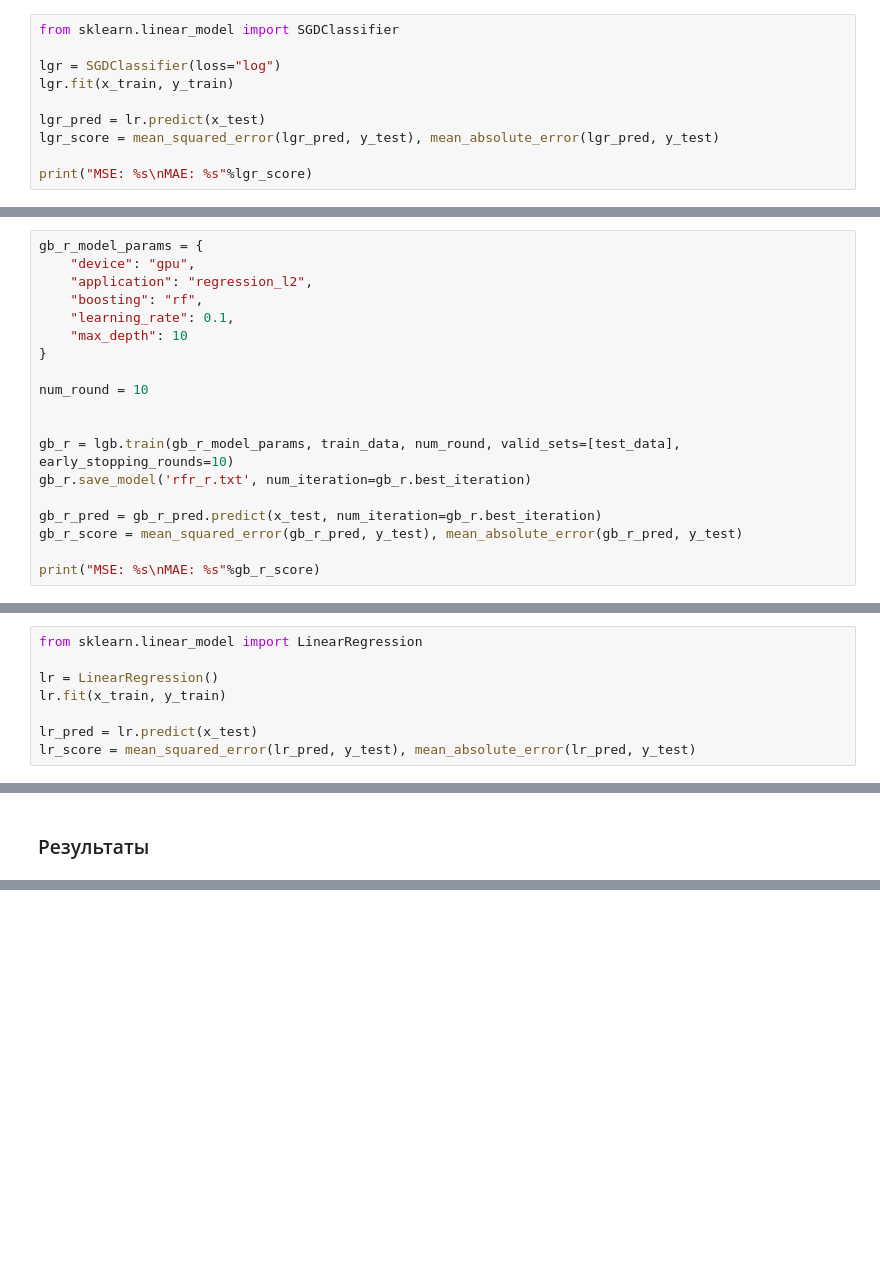
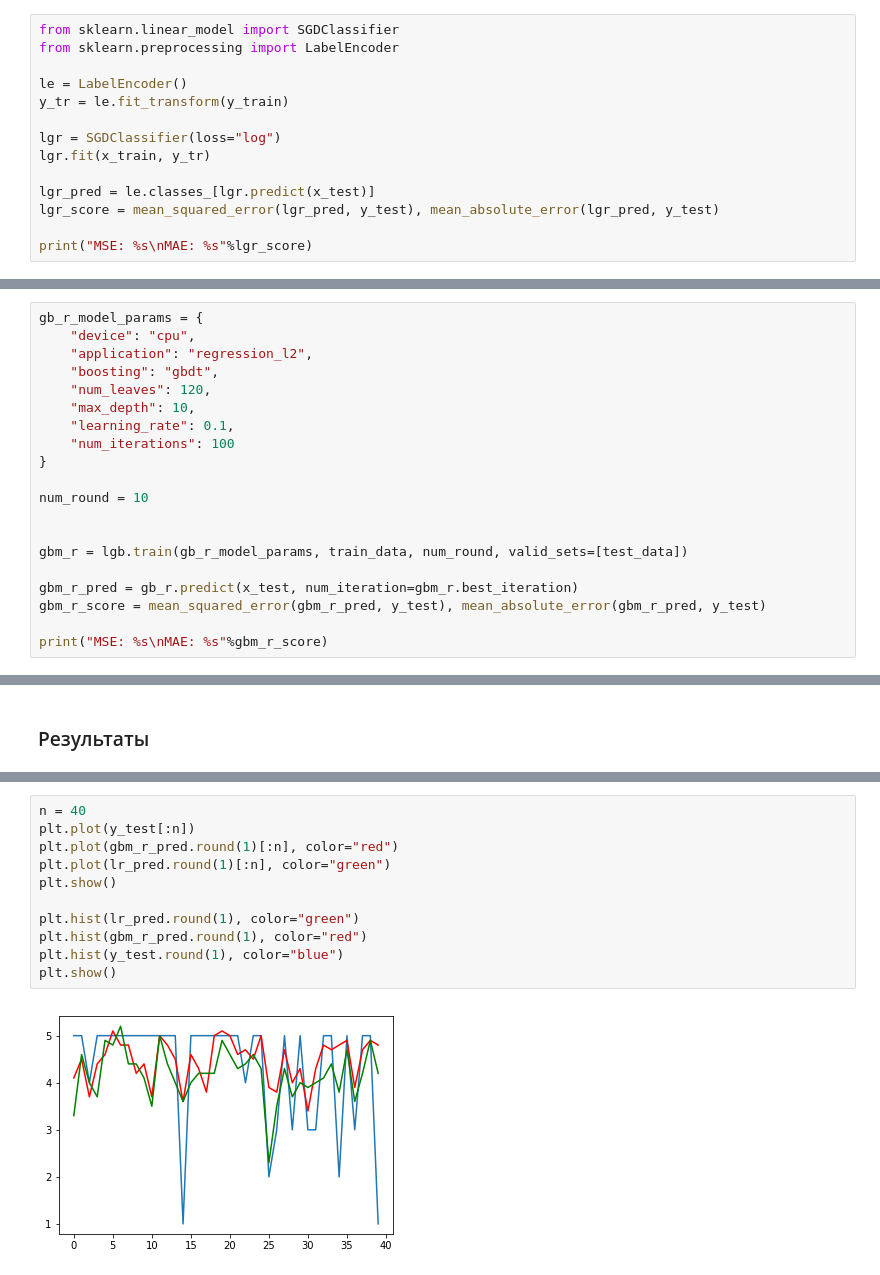
Before and after one commit to alxmamaev/mvideo-hackathon, a Jupyter notebook: M.SMART.ipynb, the cells around one changed output, grey strips where cells are left out. Cells and saved outputs as stored; diff of their text form; blank space fills up the shorter version.

Commit message:
Lear n models

```diff
--- a/M.SMART.ipynb
+++ b/M.SMART.ipynb
@@ -379,10 +390,14 @@ print("MSE: %s\nMAE: %s"%eln_score)
 # %%
 from sklearn.linear_model import SGDClassifier
+from sklearn.preprocessing import LabelEncoder
+
+le = LabelEncoder()
+y_tr = le.fit_transform(y_train)
 
 lgr = SGDClassifier(loss="log")
-lgr.fit(x_train, y_train)
+lgr.fit(x_train, y_tr)
 
-lgr_pred = lr.predict(x_test)
+lgr_pred = le.classes_[lgr.predict(x_test)]
 lgr_score = mean_squared_error(lgr_pred, y_test), mean_absolute_error(lgr_pred, y_test)
 
 print("MSE: %s\nMAE: %s"%lgr_score)
@@ -424,20 +424,21 @@ print("MSE: %s\nMAE: %s"%rfr_r_score)
 #### GradientBoosting - регрессия
 # %%
 gb_r_model_params = {
-    "device": "gpu",
+    "device": "cpu",
     "application": "regression_l2",
-    "boosting": "rf",
+    "boosting": "gbdt",
+    "num_leaves": 120,
+    "max_depth": 10,
     "learning_rate": 0.1,
-    "max_depth": 10
+    "num_iterations": 100
 }
 
 num_round = 10
 
 
-gb_r = lgb.train(gb_r_model_params, train_data, num_round, valid_sets=[test_data], early_stopping_rounds=10)
-gb_r.save_model('rfr_r.txt', num_iteration=gb_r.best_iteration)
+gbm_r = lgb.train(gb_r_model_params, train_data, num_round, valid_sets=[test_data])
 
-gb_r_pred = gb_r_pred.predict(x_test, num_iteration=gb_r.best_iteration)
-gb_r_score = mean_squared_error(gb_r_pred, y_test), mean_absolute_error(gb_r_pred, y_test)
+gbm_r_pred = gb_r.predict(x_test, num_iteration=gbm_r.best_iteration)
+gbm_r_score = mean_squared_error(gbm_r_pred, y_test), mean_absolute_error(gbm_r_pred, y_test)
 
-print("MSE: %s\nMAE: %s"%gb_r_score)
+print("MSE: %s\nMAE: %s"%gbm_r_score)
@@ -446,11 +448,3 @@ print("MSE: %s\nMAE: %s"%gb_r_score)
-# %%
-from sklearn.linear_model import LinearRegression
-
-lr = LinearRegression()
-lr.fit(x_train, y_train)
-
-lr_pred = lr.predict(x_test)
-lr_score = mean_squared_error(lr_pred, y_test), mean_absolute_error(lr_pred, y_test)
 # %% [markdown]
 #### GradientBoosting - классификация
 # %%
@@ -485,0 +493,13 @@ print("GradientBoosting classification: %s MSD, %s MAE" % gbm_c_score)
+# %%
+n = 40
+plt.plot(y_test[:n])
+plt.plot(gbm_r_pred.round(1)[:n], color="red")
+plt.plot(lr_pred.round(1)[:n], color="green")
+plt.show()
+
+plt.hist(lr_pred.round(1), color="green")
+plt.hist(gbm_r_pred.round(1), color="red")
+plt.hist(y_test.round(1), color="blue")
+plt.show()
+# %% [output]
+[figure, added]
```
Also changed, not shown: parts of 21 cells of this notebook, 2 other files.
